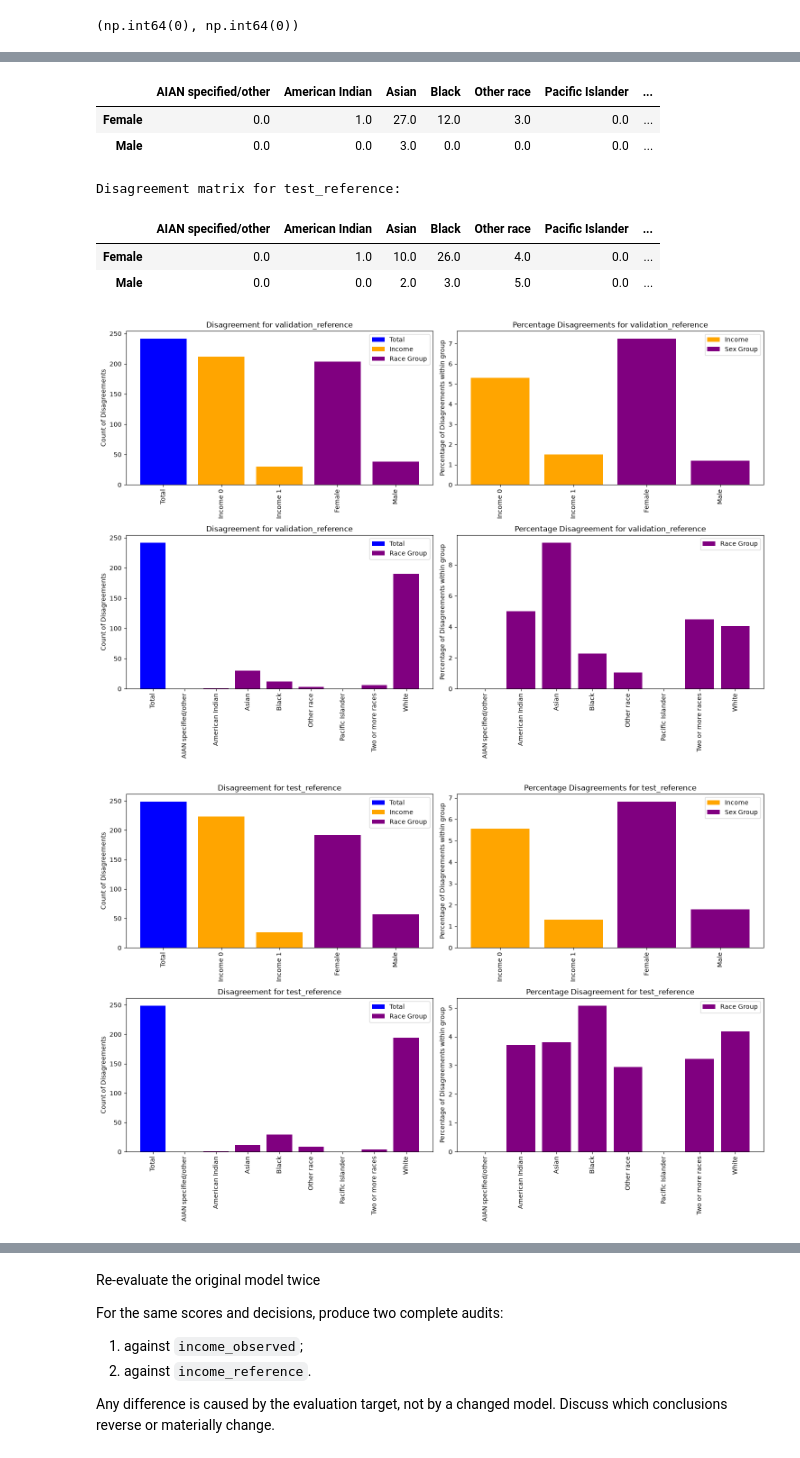
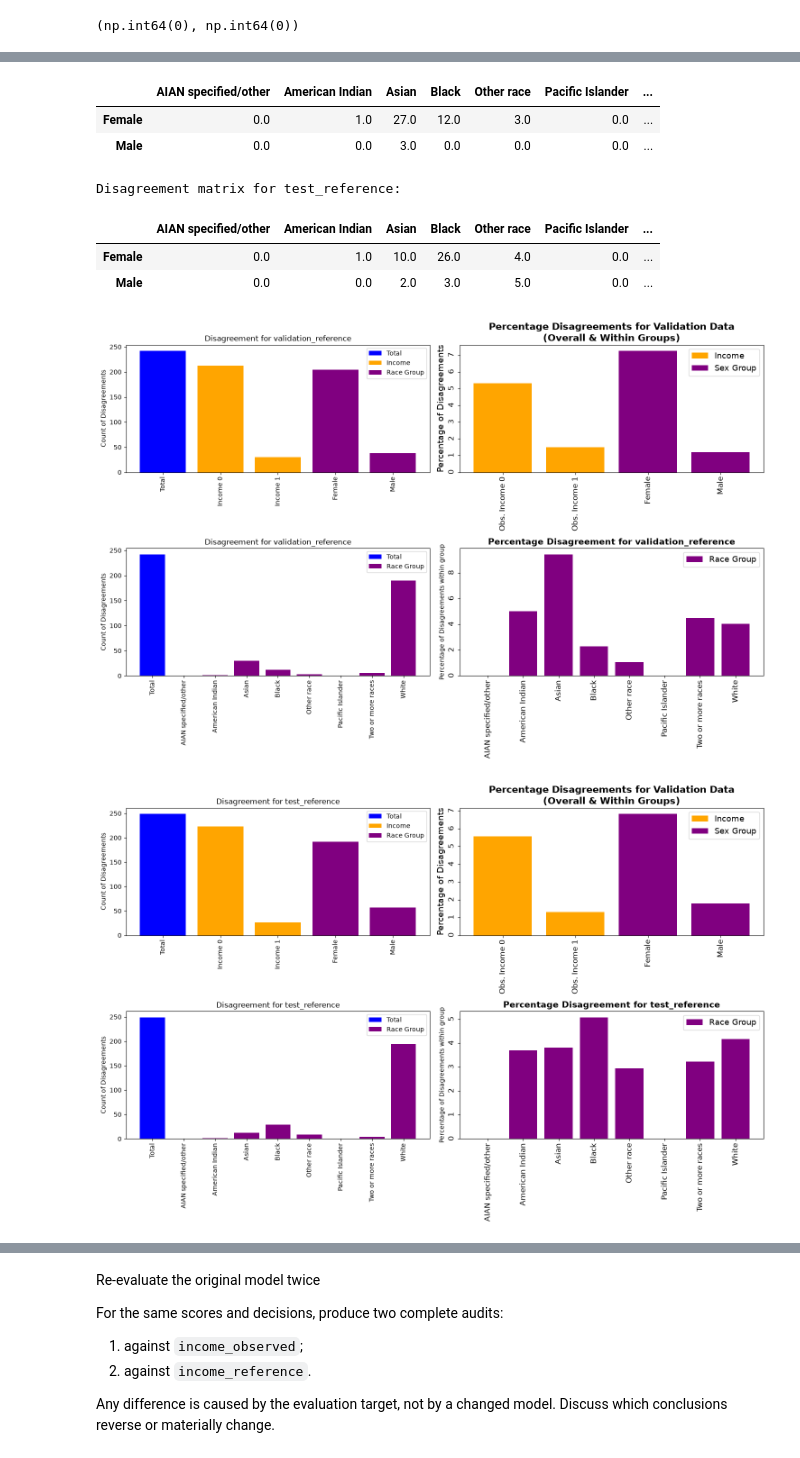
Before and after one commit to bellaVbsVbee/RAI, a Jupyter notebook: Project1/William_Week3_Mitigation_Reference_Evaluation.ipynb, the cells around one changed output, grey strips where cells are left out. Saved outputs shown, nothing was run; the diff lists cells and outputs as text; code cells hidden in the pictures.

```diff
--- a/Project1/William_Week3_Mitigation_Reference_Evaluation.ipynb
+++ b/Project1/William_Week3_Mitigation_Reference_Evaluation.ipynb
@@ -44,6 +44,28 @@ assert val_ref['row_id'].is_unique, "Validation reference row_id values are not
 print(train.shape, val_obs.shape, val_ref.shape, test_obs.shape, test_ref.shape)
 # %% [output]
 (18000, 15) (6000, 15) (6000, 16) (6000, 15) (6000, 16)
+# %%
+# Remove "SEX" and "RAC1P" as they are duplicate columns
+if "SEX" in train.columns:
+    train = train.drop(columns=["SEX"])
+if "RAC1P" in train.columns:
+    train = train.drop(columns=["RAC1P"])
+if "SEX" in val_obs.columns:
+    val_obs = val_obs.drop(columns=["SEX"])
+if "RAC1P" in val_obs.columns:
+    val_obs = val_obs.drop(columns=["RAC1P"])
+if "SEX" in val_ref.columns:
+    val_ref = val_ref.drop(columns=["SEX"])
+if "RAC1P" in val_ref.columns:
+    val_ref = val_ref.drop(columns=["RAC1P"])
+if "SEX" in test_obs.columns:
+    test_obs = test_obs.drop(columns=["SEX"])
+if "RAC1P" in test_obs.columns:
+    test_obs = test_obs.drop(columns=["RAC1P"])
+if "SEX" in test_ref.columns:
+    test_ref = test_ref.drop(columns=["SEX"])
+if "RAC1P" in test_ref.columns:
+    test_ref = test_ref.drop(columns=["RAC1P"])
 # %% [markdown]
 To start with - Compare $Y^{obs}$ and $Y^{ref}$ on validation and test data. Report overall disagreement, disagreement conditional on each label, group-specific disagreement, and intersections. Inspect which feature regions contain disagreements without assuming the reference label is infallible.
 # %%
@@ -153,13 +175,13 @@ def plot_disagreement_summary(summary):
         axes[0].tick_params(axis='x', rotation=90)
 
         # Percentage of disagreements by label
-        axes[1].bar(["Income 0", "Income 1"], [summary_item['label_disagreement']['pct_disagree_income_0']*100, summary_item['label_disagreement']['pct_disagree_income_1']*100], color='orange', label="Income")
+        axes[1].bar(["Obs. Income 0", "Obs. Income 1"], [summary_item['label_disagreement']['pct_disagree_income_0']*100, summary_item['label_disagreement']['pct_disagree_income_1']*100], color='orange', label="Income")
         # Percentage of disagreements by sex groups
         axes[1].bar(sex_groups, [summary_item['sensitive_disagreement'][f'pct_disagree_SEX_group_{race}']*100 for race in sex_groups], color='purple', label="Sex Group")
-        axes[1].set_ylabel("Percentage of Disagreements within group")
-        axes[1].set_title(f"Percentage Disagreements for {name}")
-        axes[1].legend()
-        axes[1].tick_params(axis='x', rotation=90)
+        axes[1].set_ylabel("Percentage of Disagreements", fontsize=14)
+        axes[1].set_title(f"Percentage Disagreements for Validation Data\n(Overall & Within Groups)", fontsize=15, fontweight="bold")
+        axes[1].legend(fontsize=13)
+        axes[1].tick_params(axis='both', rotation=90, labelsize=12)
 
         # Disagreements by Race groups
         race_groups = sorted(DATAFRAMES[name]['RACE_group'].unique())
@@ -173,9 +195,9 @@ def plot_disagreement_summary(summary):
         # Percentage of disagreements by Race groups
         axes[3].bar(race_groups, [summary_item['sensitive_disagreement'][f'pct_disagree_RACE_group_{race}']*100 for race in race_groups], color='purple', label="Race Group")
         axes[3].set_ylabel("Percentage of Disagreements within group")
-        axes[3].set_title(f"Percentage Disagreement for {name}")
-        axes[3].legend()
-        axes[3].tick_params(axis='x', rotation=90)
+        axes[3].set_title(f"Percentage Disagreement for {name}", fontsize=14, fontweight="bold")
+        axes[3].legend(fontsize=13)
+        axes[3].tick_params(axis='both', rotation=90, labelsize=12)
 
         plt.tight_layout()
         plt.show()
@@ -190,32 +212,32 @@ plot_disagreement_summary(summary)
 
 
 # TODO: test the Week 2 hypotheses without reading the new metadata.
 # %% [output]
 Dataset: validation_reference
   Total rows: 6000
   Total disagreements: 242.0 (4.03%)
   Disagreements by label:
     n_disagree_income_1: 30.0
     pct_disagree_income_1: 0.014955134596211365
     n_disagree_income_0: 212.0
     pct_disagree_income_0: 0.053079619429143715
 
 Dataset: test_reference
   Total rows: 6000
   Total disagreements: 249.0 (4.15%)
   Disagreements by label:
     n_disagree_income_0: 223.0
     pct_disagree_income_0: 0.05563872255489022
     n_disagree_income_1: 26.0
     pct_disagree_income_1: 0.013052208835341365
 
 Disagreement matrix for validation_reference:
 |  | AIAN specified/other | American Indian | Asian | Black | Other race | Pacific Islander | ... |
 | Female | 0.0 | 1.0 | 27.0 | 12.0 | 3.0 | 0.0 | ... |
 | Male | 0.0 | 0.0 | 3.0 | 0.0 | 0.0 | 0.0 | ... |
 Disagreement matrix for test_reference:
 |  | AIAN specified/other | American Indian | Asian | Black | Other race | Pacific Islander | ... |
 | Female | 0.0 | 1.0 | 10.0 | 26.0 | 4.0 | 0.0 | ... |
 | Male | 0.0 | 0.0 | 2.0 | 3.0 | 5.0 | 0.0 | ... |
-[figure, old version]
+[figure, new version]
-[figure, old version]
+[figure, new version]
```
Also changed, not shown: parts of 12 cells of this notebook, 3 other files.
